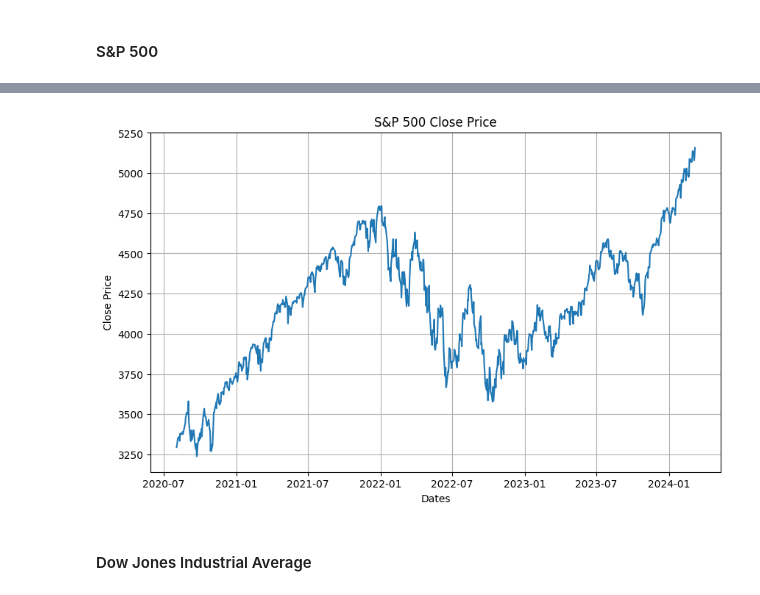
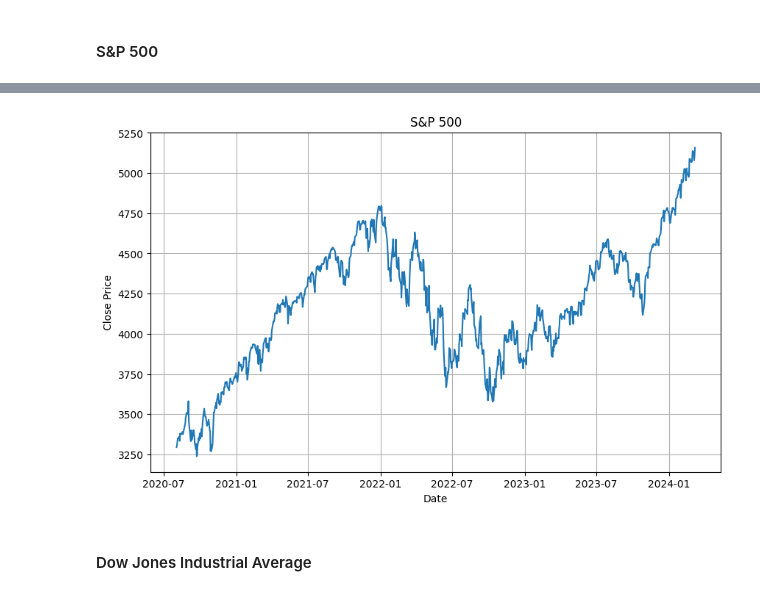
Before and after one commit to amirali022/sntstck, a Jupyter notebook: 00_download_historical_data.ipynb, the cells around one changed output, grey strips where cells are left out. Drawn from its saved outputs; the diff is of its cells as text; code cells hidden in the pictures.

```diff
--- a/00_download_historical_data.ipynb
+++ b/00_download_historical_data.ipynb
@@ -5,7 +9,7 @@ import matplotlib.pyplot as plt
 def plot_history( data, title):
 	plt.figure( figsize=( 10, 6))
 	plt.grid( True)
-	plt.xlabel( "Dates")
+	plt.xlabel( "Date")
 	plt.ylabel( "Close Price")
 	plt.plot( data[ "Close"])
 	plt.title( title)
@@ -38,9 +42,9 @@ sp500_data.tail( 3)
 | 2024-03-06 00:00:00-05:00 | 5108.029785 | 5127.970215 | 5092.220215 | 5104.759766 | 4559050000 | 0.0 | 0.0 |
 | 2024-03-07 00:00:00-05:00 | 5132.379883 | 5165.620117 | 5128.209961 | 5157.359863 | 4137980000 | 0.0 | 0.0 |
 # %%
-plot_history( sp500_data, "S&P 500 Close Price")
+plot_history( sp500_data, "S&P 500")
 # %% [output]
-[figure, old version]
+[figure, new version]
 # %%
 sp500_data.to_csv( "data/input/sp500.csv")
 # %% [markdown]
```
Also changed, not shown: parts of 5 cells of this notebook, 1 other file.
